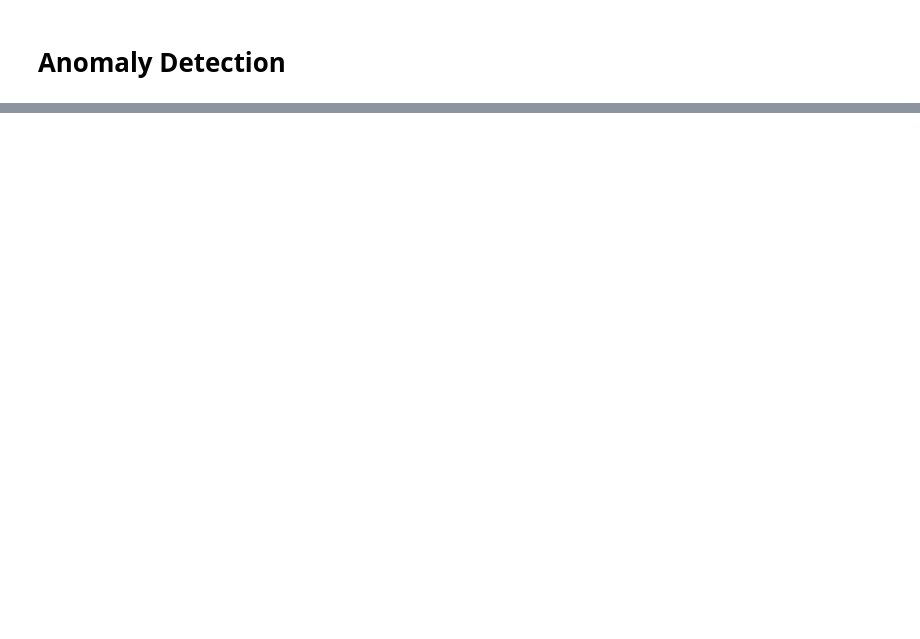
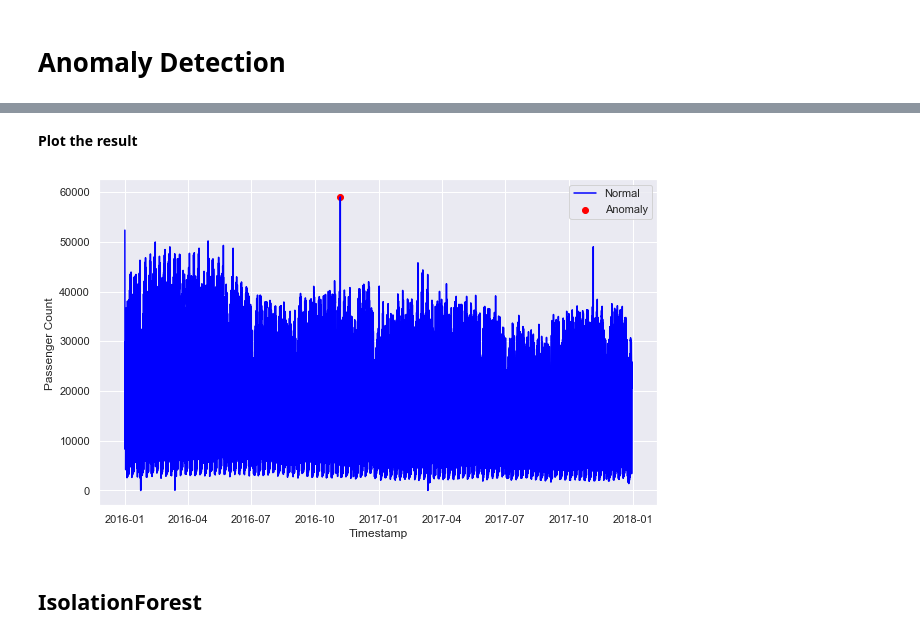
Before and after one commit to zam1ra/DS_Challenge_Taxi_Demand_Forecast, a Jupyter notebook: nyc_taxi_demand_forecasting/New York Taxi Demand Forecast .ipynb, the cells around one changed output, grey strips where cells are left out. Cells and saved outputs as stored; diff of their text form; code cells hidden in the pictures; blank space fills up the shorter version.

```diff
--- a/nyc_taxi_demand_forecasting/New York Taxi Demand Forecast .ipynb
+++ b/nyc_taxi_demand_forecasting/New York Taxi Demand Forecast .ipynb
@@ -666,21 +646,0 @@ data_final['passenger_count'].plot(linewidth=0.5);
-# %%
-data = data_final['passenger_count'].values
-
-# Function to Detection Outlier on one-dimentional datasets.
-def find_anomalies(random_data):
-    anomalies = []
-    # Set upper and lower limit to 3 standard deviation
-    random_data_std = std(random_data)
-    random_data_mean = mean(random_data)
-    anomaly_cut_off = random_data_std * 3
-
-    lower_limit  = random_data_mean - anomaly_cut_off
-    upper_limit = random_data_mean + anomaly_cut_off
-    print(lower_limit)
-    # Generate outliers
-    for outlier in random_data:
-        if outlier > upper_limit or outlier < lower_limit:
-            anomalies.append(outlier)
-    return anomalies
-
-anom = find_anomalies(data)
@@ -686,0 +657,26 @@ anom = find_anomalies(data)
+# %%
+df_mean = df["passenger_count"].mean(axis=0)
+df_std = df["passenger_count"].std(axis=0)
+df_anomaly_cut_off = df_std*3
+lower_limit  = df_mean - df_anomaly_cut_off
+upper_limit = df_mean + df_anomaly_cut_off
+def find_anomalies(val):
+    if val > upper_limit or val < lower_limit:
+        return 1
+    return 0
+df["anomaly"] = df["passenger_count"].apply(find_anomalies)
+# %% [markdown]
+<b>Plot the result</b>
+# %%
+fig, ax = plt.subplots(figsize=(10,6))
+a = df.loc[df['anomaly']==1, ['passenger_count']]
+ax.plot(df['passenger_count'], color='blue', label='Normal')
+ax.scatter(a.index, a['passenger_count'], color='red', label = 'Anomaly')
+plt.xlabel('Timestamp')
+plt.ylabel('Passenger Count ')
+plt.legend()
+plt.show()
+# %% [output]
+[figure, added]
+# %% [markdown]
+## IsolationForest
```
Also changed, not shown: parts of 48 cells of this notebook.
